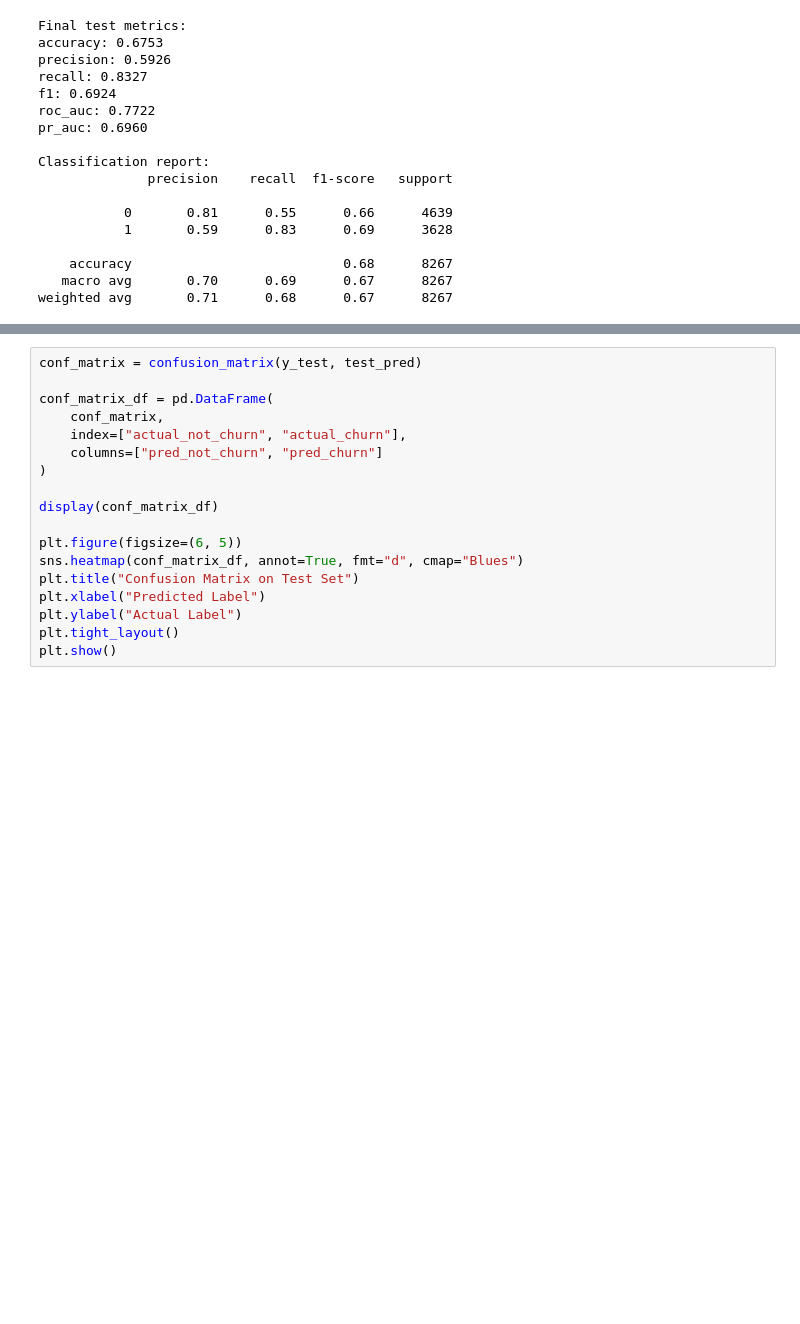
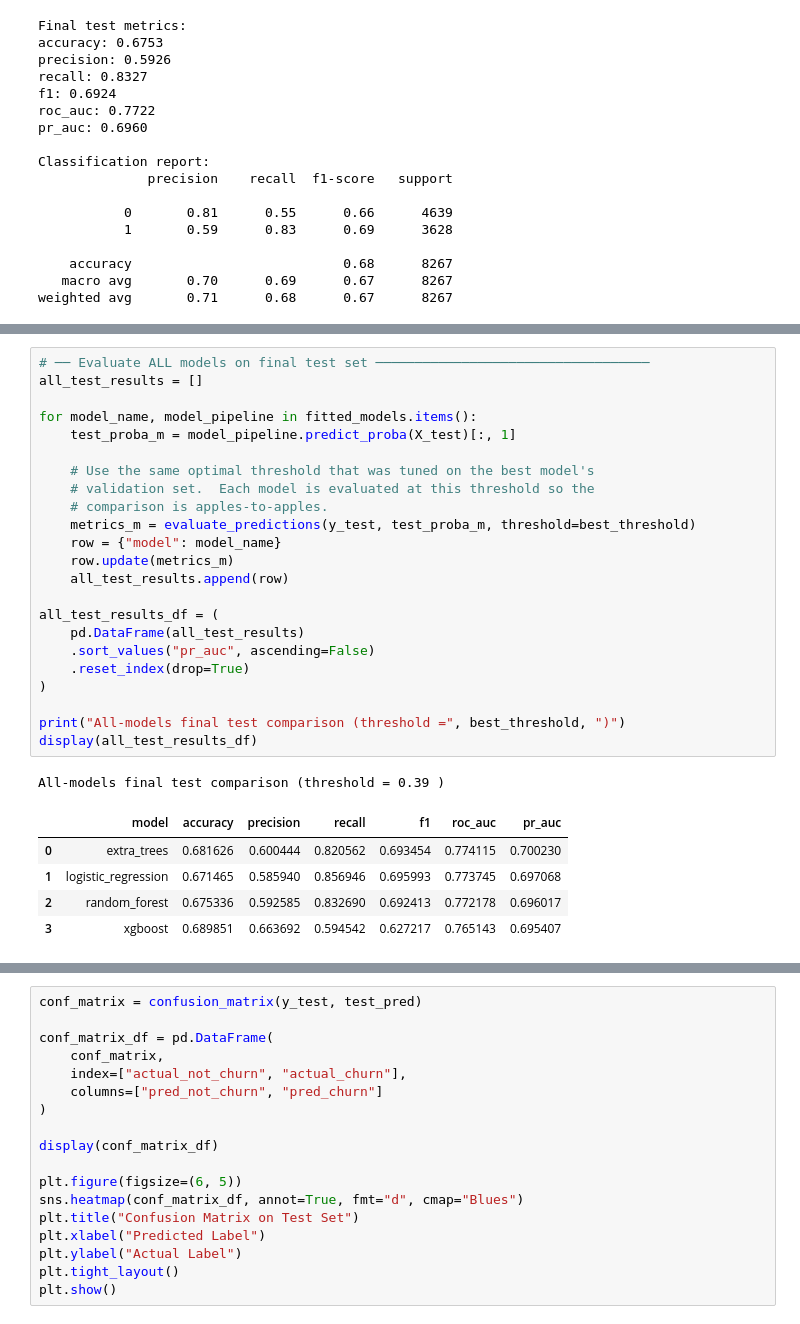
Before and after one commit to bit-loi/COMP6577001-Machine-Learning-FinalProject, a Jupyter notebook: ml_services/ML_FinalProject_ChurnPrediction.ipynb, the cells around one changed output, grey strips where cells are left out. Saved outputs shown, nothing was run; the diff lists cells and outputs as text; blank space fills up the shorter version.

```diff
--- a/ml_services/ML_FinalProject_ChurnPrediction.ipynb
+++ b/ml_services/ML_FinalProject_ChurnPrediction.ipynb
@@ -1660,0 +1666,30 @@ weighted avg       0.71      0.68      0.67      8267
+# %%
+# ── Evaluate ALL models on final test set ───────────────────────────────────
+all_test_results = []
+
+for model_name, model_pipeline in fitted_models.items():
+    test_proba_m = model_pipeline.predict_proba(X_test)[:, 1]
+
+    # Use the same optimal threshold that was tuned on the best model's
+    # validation set.  Each model is evaluated at this threshold so the
+    # comparison is apples-to-apples.
+    metrics_m = evaluate_predictions(y_test, test_proba_m, threshold=best_threshold)
+    row = {"model": model_name}
+    row.update(metrics_m)
+    all_test_results.append(row)
+
+all_test_results_df = (
+    pd.DataFrame(all_test_results)
+    .sort_values("pr_auc", ascending=False)
+    .reset_index(drop=True)
+)
+
+print("All-models final test comparison (threshold =", best_threshold, ")")
+display(all_test_results_df)
+# %% [output]
+All-models final test comparison (threshold = 0.39 )
+|  | model | accuracy | precision | recall | f1 | roc_auc | pr_auc |
+| 0 | extra_trees | 0.681626 | 0.600444 | 0.820562 | 0.693454 | 0.774115 | 0.700230 |
+| 1 | logistic_regression | 0.671465 | 0.585940 | 0.856946 | 0.695993 | 0.773745 | 0.697068 |
+| 2 | random_forest | 0.675336 | 0.592585 | 0.832690 | 0.692413 | 0.772178 | 0.696017 |
+| 3 | xgboost | 0.689851 | 0.663692 | 0.594542 | 0.627217 | 0.765143 | 0.695407 |
```
Also changed, not shown: parts of 6 cells of this notebook.
